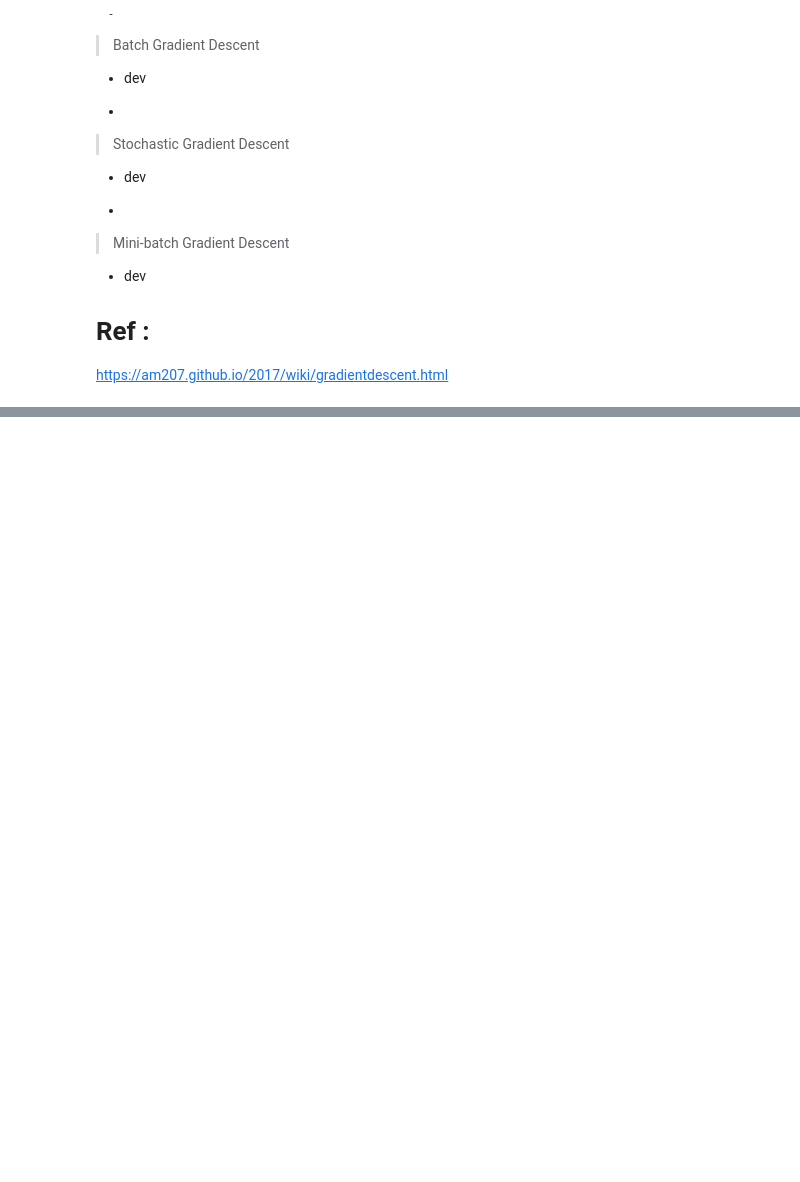
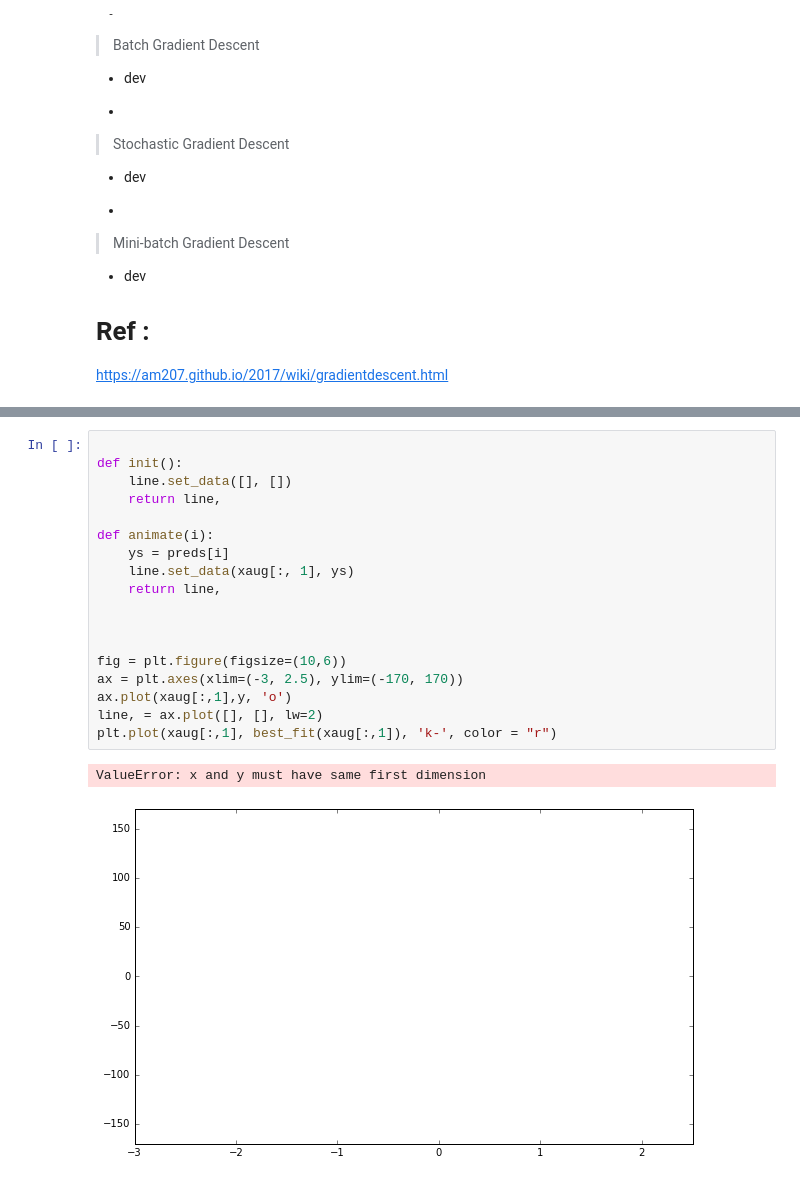
Before and after one commit to yennanliu/analysis, a Jupyter notebook: ML_/ML_Basic_Gradian_Decent.ipynb, the cells around one changed output, grey strips where cells are left out. Saved outputs shown, nothing was run; the diff lists cells and outputs as text; blank space fills up the shorter version.

```diff
--- a/ML_/ML_Basic_Gradian_Decent.ipynb
+++ b/ML_/ML_Basic_Gradian_Decent.ipynb
@@ -74,0 +181,21 @@ Populating the interactive namespace from numpy and matplotlib
+# %%
+
+def init():
+    line.set_data([], [])
+    return line,
+
+def animate(i):
+    ys = preds[i]
+    line.set_data(xaug[:, 1], ys)
+    return line,
+
+
+
+fig = plt.figure(figsize=(10,6))
+ax = plt.axes(xlim=(-3, 2.5), ylim=(-170, 170))
+ax.plot(xaug[:,1],y, 'o')
+line, = ax.plot([], [], lw=2)
+plt.plot(xaug[:,1], best_fit(xaug[:,1]), 'k-', color = "r")
+# %% [output]
+ValueError: x and y must have same first dimension
+[figure, added]
```
Also changed, not shown: parts of 11 cells of this notebook.
